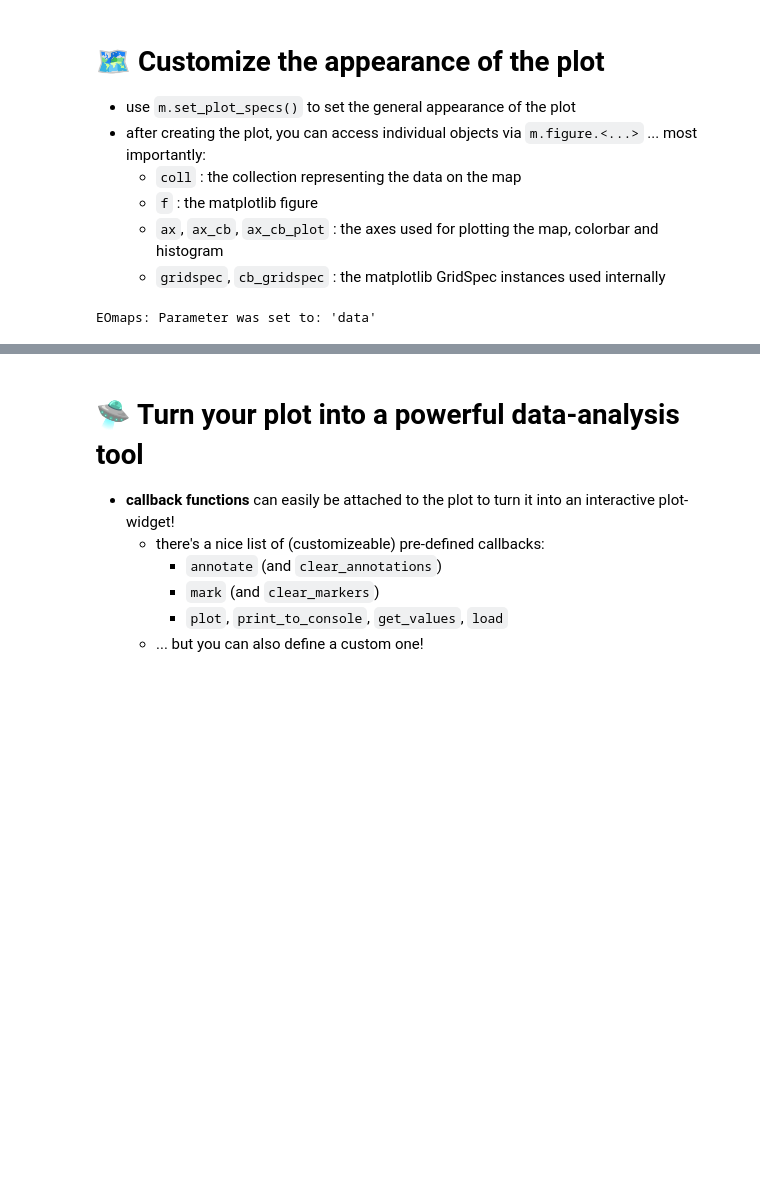
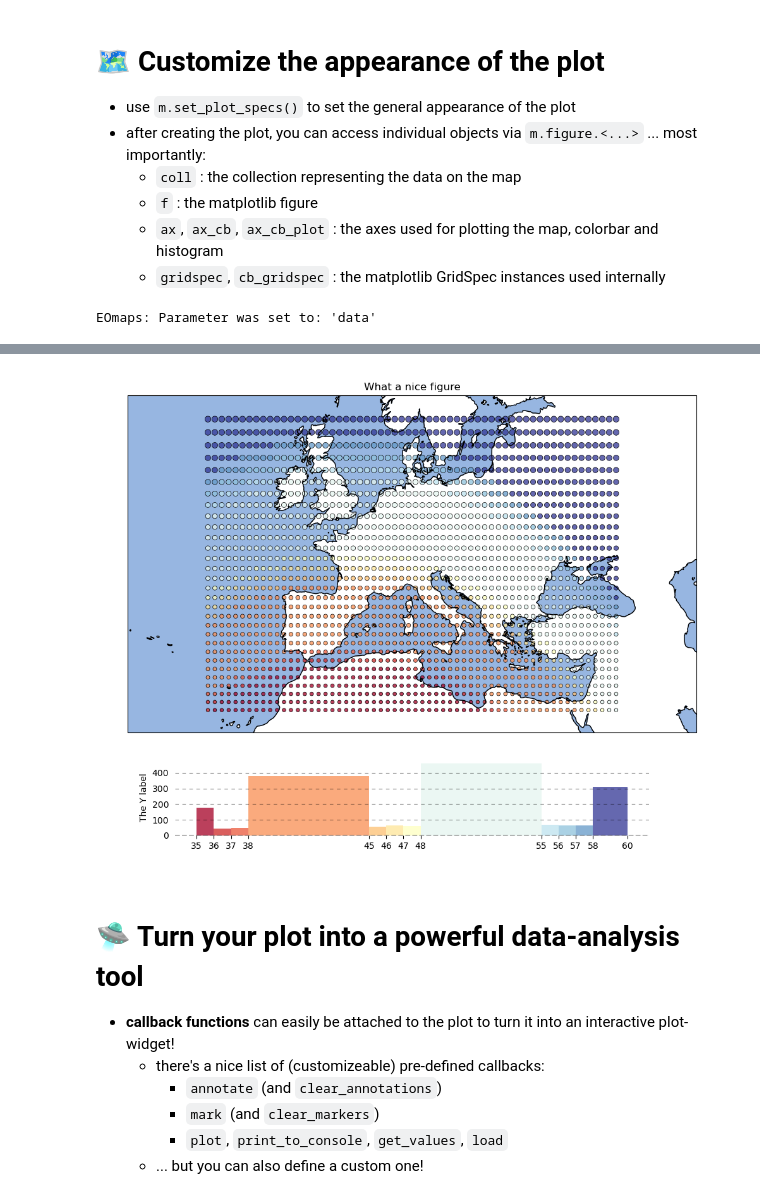
Before and after one commit to raphaelquast/EOmaps, a Jupyter notebook: examples/EOmaps_examples.ipynb, the cells around one changed output, grey strips where cells are left out. Drawn from its saved outputs; the diff is of its cells as text; code cells hidden in the pictures; blank space fills up the shorter version.

```diff
--- a/examples/EOmaps_examples.ipynb
+++ b/examples/EOmaps_examples.ipynb
@@ -120,8 +121,6 @@ m.set_plot_specs(
     shape="rectangles",          # plot rectangles instead of ellipses
     cmap="RdYlBu",               # set the colormap
     crs=3857,                    # plot the map in a pseudo-mercator projection
-    radius_crs=3035,             # use a crs for europe to define the radius in meters
-    radius=25000,                # set the radius to 25km
     histbins="bins",             # use the histogram-bins as set by the classification scheme
     vmin=35,                     # set all values below vmin to vmin
     vmax=60,                     # set all values above vmax to vmax
@@ -131,6 +130,8 @@ m.set_plot_specs(
     coastlines=True,             # add coastlines provided by NaturalEarth
     density=True,                # make the histogram values represent the "probability-density"
 )
+
+m.set_shape.geod_circles(radius=25000)  # plot geodesic circles with a radius of 25km
 
 # --------- set the classification scheme that should be applied to the data
 m.set_classify_specs(scheme="UserDefined", bins=[35, 36, 37, 38,
@@ -153,7 +154,7 @@ m.figure.gridspec.update(bottom=0.05, top=.95, left=0.05, right=.95, hspace=-0.2
 # change the height-ratio between the colorbar and the histogram
 m.figure.cb_gridspec.set_height_ratios([1, .0001])
 # manually position the colorbar anywhere on the figure
-m.figure.set_colorbar_position([0.125, 0.075 , .75, .15])
+m.figure.set_colorbar_position(pos=[0.125, 0.08 , .75, .15], ratio=999)
 # add a y-label to the histogram
 _ = m.figure.ax_cb_plot.set_ylabel("The Y label")
 # %% [output]
@@ -162,3 +162,4 @@ EOmaps: Parameter was set to: 'data'
+[figure, added]
 # %% [markdown]
 # 🛸 Turn your plot into a powerful data-analysis tool
 - **callback functions** can easily be attached to the plot to turn it into an interactive plot-widget!
```
Also changed, not shown: parts of 7 cells of this notebook, 7 other files.
